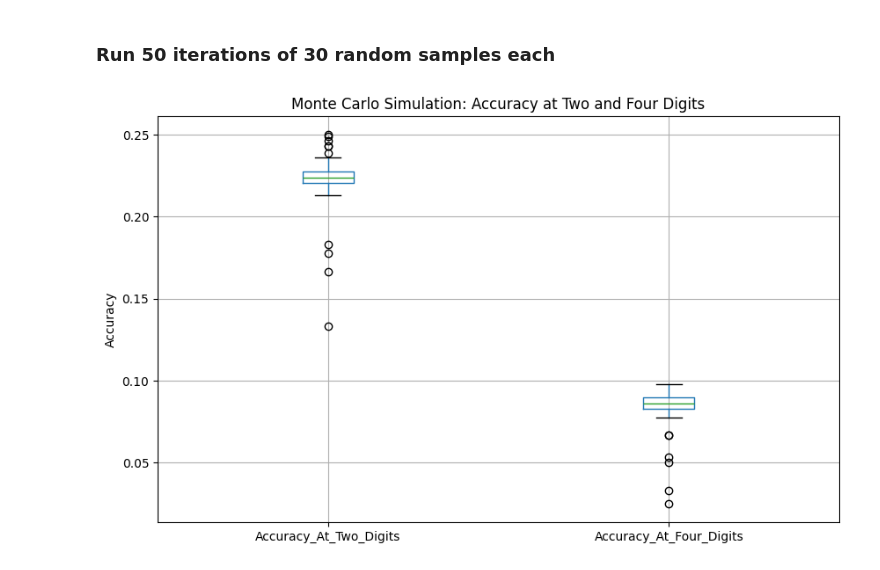
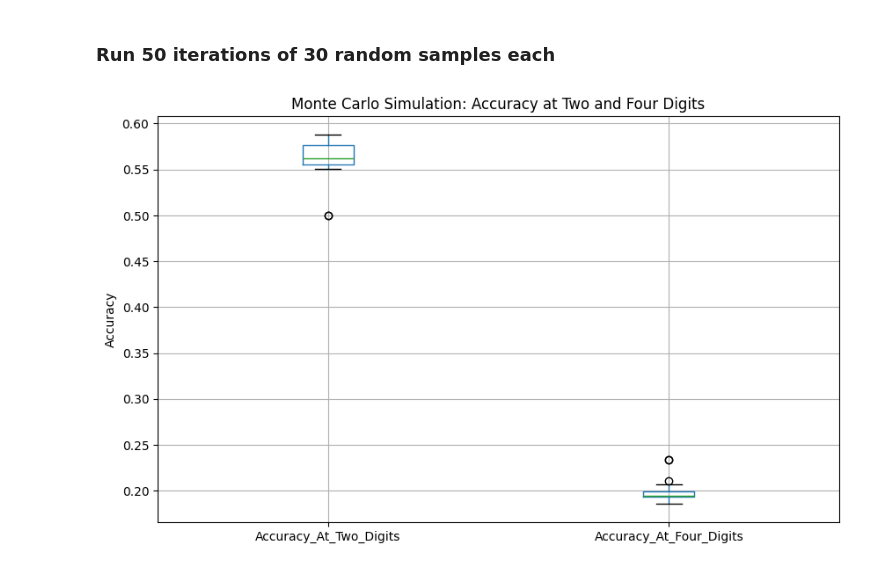
Before and after one commit to A01794052/proyecto_integrador_equipo_27, a Jupyter notebook: Avance4.27/TestA&B/validation_scripts/TestA_validation.ipynb, the cells around one changed output. Cells and saved outputs as stored; diff of their text form; code cells hidden in the pictures.

```diff
--- a/Avance4.27/TestA&B/validation_scripts/TestA_validation.ipynb
+++ b/Avance4.27/TestA&B/validation_scripts/TestA_validation.ipynb
@@ -70,6 +70,9 @@ index_test_name = 'TestA'
 LLM_model = 'llama3.2'
 temperature_parameter=0.25
 retriever_matches_k = 3
+
+## Save each iteration to file
+output_file_path = '../Prediction_vs_Expected_TestA.csv'
 # %%
 # Define directories
 # Define the persistent directory containing the VectorDB
@@ -211,7 +214,7 @@ The response of the LLM is:
 ### Run 50 iterations of 30 random samples each
 # %%
 # Load the CSV file
-df = pd.read_csv('../../Validation Data.csv', encoding='utf-8', dtype=str)
+df = pd.read_csv('../../data validation verified.csv', encoding='utf-8', dtype=str)
 
 # Extract the queries from the 'Raw_data_input' column
 all_queries = df[['Raw_data_input', 'Expected_output','Expected_output_two_digits', 'Expected_output_four_digits']].dropna()  # Ensure no missing values
@@ -295,6 +298,13 @@ def run_predictions(descriptions_to_predict):
 
     # Convert the results to a DataFrame
     predictions_df = pd.DataFrame(results)
+
+    #Append iteration results to file
+    # Check if file exists
+    file_exists = os.path.isfile(output_file_path)
+
+    # Append to the file, write header only if file doesn't already exist
+    predictions_df.to_csv(output_file_path, mode='a', header=not file_exists, index=False)
 
     return predictions_df
 
@@ -318,31 +328,31 @@ def calculate_accuracy(iteration_df):
 
     accuracy_at_two_digits = correct_two_digits / total if total > 0 else 0
     accuracy_at_four_digits = correct_four_digits / total if total > 0 else 0
 
     return accuracy_at_two_digits, accuracy_at_four_digits
 
 n_iterations = 50
 n_predictions = 30
 accuracy_results_list = []
 
 for iteration in tqdm(range(n_iterations), desc="Running MonteCarlo simulation"):
     #print("Running iteration #:" , iteration+1)
     iteration_df = run_predictions(n_predictions)
     # Calculate accuracy
     acc_two_digits, acc_four_digits = calculate_accuracy(iteration_df)
 
     # Store the results
     accuracy_results_list.append([iteration + 1, acc_two_digits, acc_four_digits])
     #print("Accuracy of this iteration: ", acc_two_digits, acc_four_digits)
 
 # Convert results to DataFrame for further analysis
 accuracy_results_df = pd.DataFrame(accuracy_results_list, columns=['Iteration', 'Accuracy_At_Two_Digits', 'Accuracy_At_Four_Digits'])
 accuracy_results_df
 
 plt.figure(figsize=(10, 6))
 accuracy_results_df[['Accuracy_At_Two_Digits', 'Accuracy_At_Four_Digits']].boxplot()
 plt.title('Monte Carlo Simulation: Accuracy at Two and Four Digits')
 plt.ylabel('Accuracy')
 plt.show()
 # %% [output]
-[figure, old version]
+[figure, new version]
```
Also changed, not shown: parts of 1 cell of this notebook, 6 other files.
